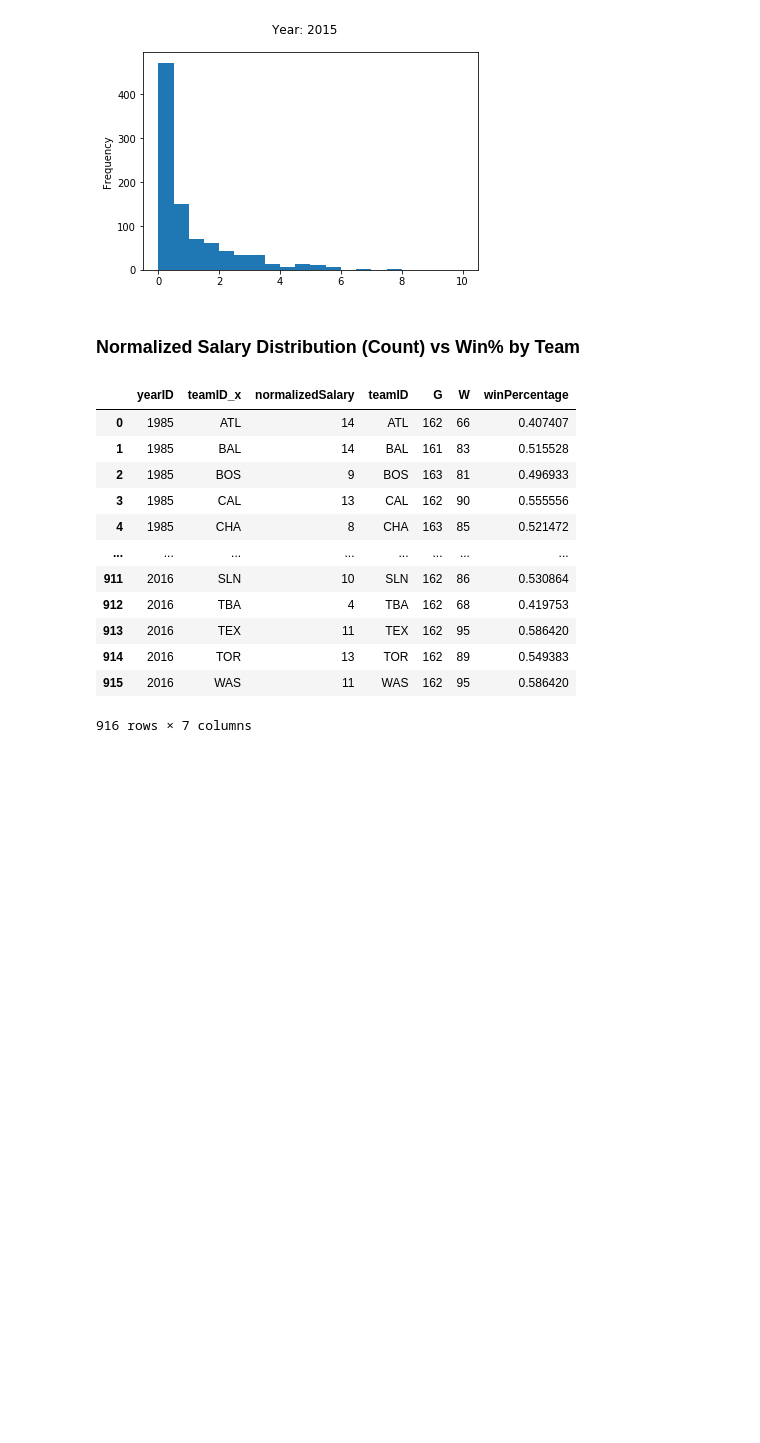
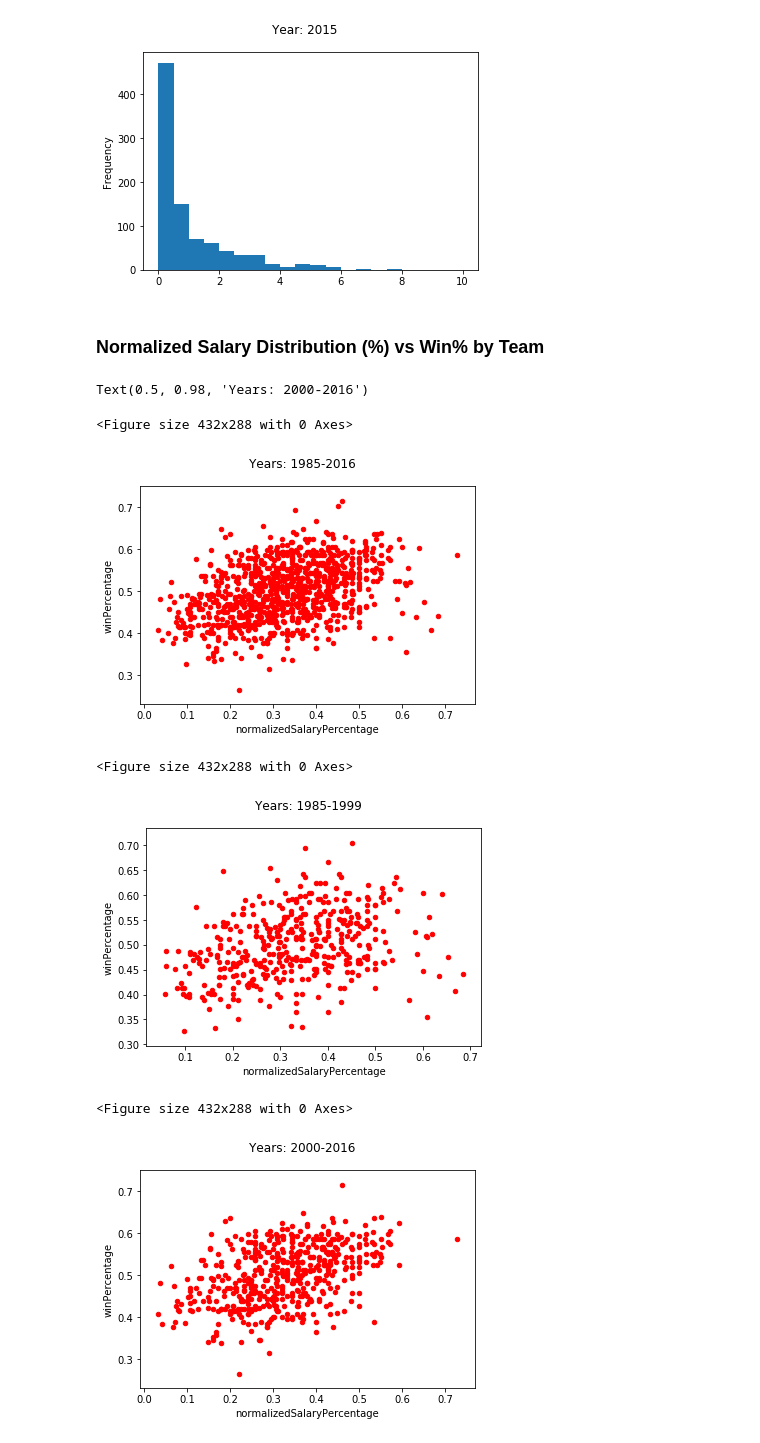
Before and after one commit to draped4/lahman, a Jupyter notebook: lahman_data_salary.ipynb, the cells around one changed output. Saved outputs shown, nothing was run; the diff lists cells and outputs as text; code cells hidden in the pictures; blank space fills up the shorter version.

```diff
--- a/lahman_data_salary.ipynb
+++ b/lahman_data_salary.ipynb
@@ -123,30 +125,43 @@ for year in unique_years:
 [figure]
 [figure]
 # %% [markdown]
-### Normalized Salary Distribution (Count) vs Win% by Team
+### Normalized Salary Distribution (%) vs Win% by Team
 # %%
-# scatterplot each player - normalized salary vs win %
 # scatterplot each team each year - % of players with normalized salary above/below X vs win %
+normalized_cutoff = 1
 
 # Count by year by team number of normalized salaries > X
-normalized_cutoff = 1
 year_team_df = batting_filtered_df[batting_filtered_df.normalizedSalary > normalized_cutoff].groupby(['yearID','teamID_x'], as_index=False).normalizedSalary.count()
+year_team_count_df = batting_filtered_df.groupby(['yearID','teamID_x'], as_index=False).normalizedSalary.count().rename(index=str, columns={"normalizedSalary": "normalizedSalaryCount"})
+year_team_df = pd.merge(year_team_df, year_team_count_df,  how='left', left_on=['yearID','teamID_x'], right_on = ['yearID','teamID_x'])
+year_team_df['normalizedSalaryPercentage'] = year_team_df.normalizedSalary/year_team_df.normalizedSalaryCount
 
 # Merge with teams to get wins and games, calculate win %
 salary_win_df = pd.merge(year_team_df, teams_df,  how='left', left_on=['yearID','teamID_x'], right_on = ['yearID','teamID'])
 salary_win_df['winPercentage'] = salary_win_df.W / salary_win_df.G
-salary_win_df
+
+# Filter based on year or team
+# salary_win_filtered_df = salary_win_df[salary_win_df.yearID >= 1985]
+
+# Plot win percentage vs normalized salary count for every year and team
+plt.figure()
+salary_win_df.plot(kind='scatter',x='normalizedSalaryPercentage',y='winPercentage',color='red')
+plt.suptitle("Years: 1985-2016")
+
+salary_win_filtered_df = salary_win_df[(salary_win_df.yearID >= 1985) & (salary_win_df.yearID <= 1999)]
+plt.figure()
+salary_win_filtered_df.plot(kind='scatter',x='normalizedSalaryPercentage',y='winPercentage',color='red')
+plt.suptitle("Years: 1985-1999")
+
+salary_win_filtered_df = salary_win_df[(salary_win_df.yearID >= 2000) & (salary_win_df.yearID <= 2016)]
+plt.figure()
+salary_win_filtered_df.plot(kind='scatter',x='normalizedSalaryPercentage',y='winPercentage',color='red')
+plt.suptitle("Years: 2000-2016")
 # %% [output]
-|  | yearID | teamID_x | normalizedSalary | teamID | G | W | winPercentage |
-| 0 | 1985 | ATL | 14 | ATL | 162 | 66 | 0.407407 |
-| 1 | 1985 | BAL | 14 | BAL | 161 | 83 | 0.515528 |
-| 2 | 1985 | BOS | 9 | BOS | 163 | 81 | 0.496933 |
-| 3 | 1985 | CAL | 13 | CAL | 162 | 90 | 0.555556 |
-| 4 | 1985 | CHA | 8 | CHA | 163 | 85 | 0.521472 |
-| ... | ... | ... | ... | ... | ... | ... | ... |
-| 911 | 2016 | SLN | 10 | SLN | 162 | 86 | 0.530864 |
-| 912 | 2016 | TBA | 4 | TBA | 162 | 68 | 0.419753 |
-| 913 | 2016 | TEX | 11 | TEX | 162 | 95 | 0.586420 |
-| 914 | 2016 | TOR | 13 | TOR | 162 | 89 | 0.549383 |
-| 915 | 2016 | WAS | 11 | WAS | 162 | 95 | 0.586420 |
-916 rows × 7 columns
+Text(0.5, 0.98, 'Years: 2000-2016')
+<Figure size 432x288 with 0 Axes>
+[figure, added]
+<Figure size 432x288 with 0 Axes>
+[figure, added]
+<Figure size 432x288 with 0 Axes>
+[figure, added]
```
Also changed, not shown: parts of 4 cells of this notebook, 4 other files.
